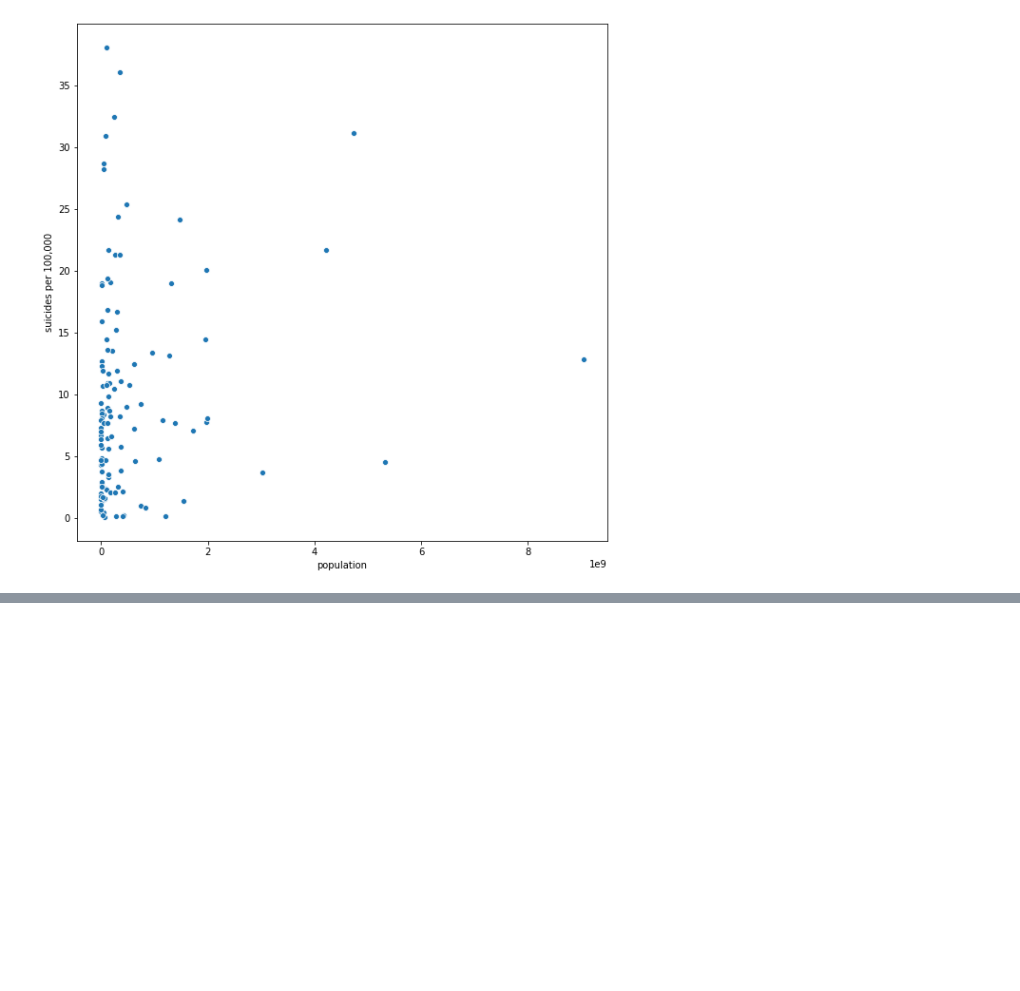
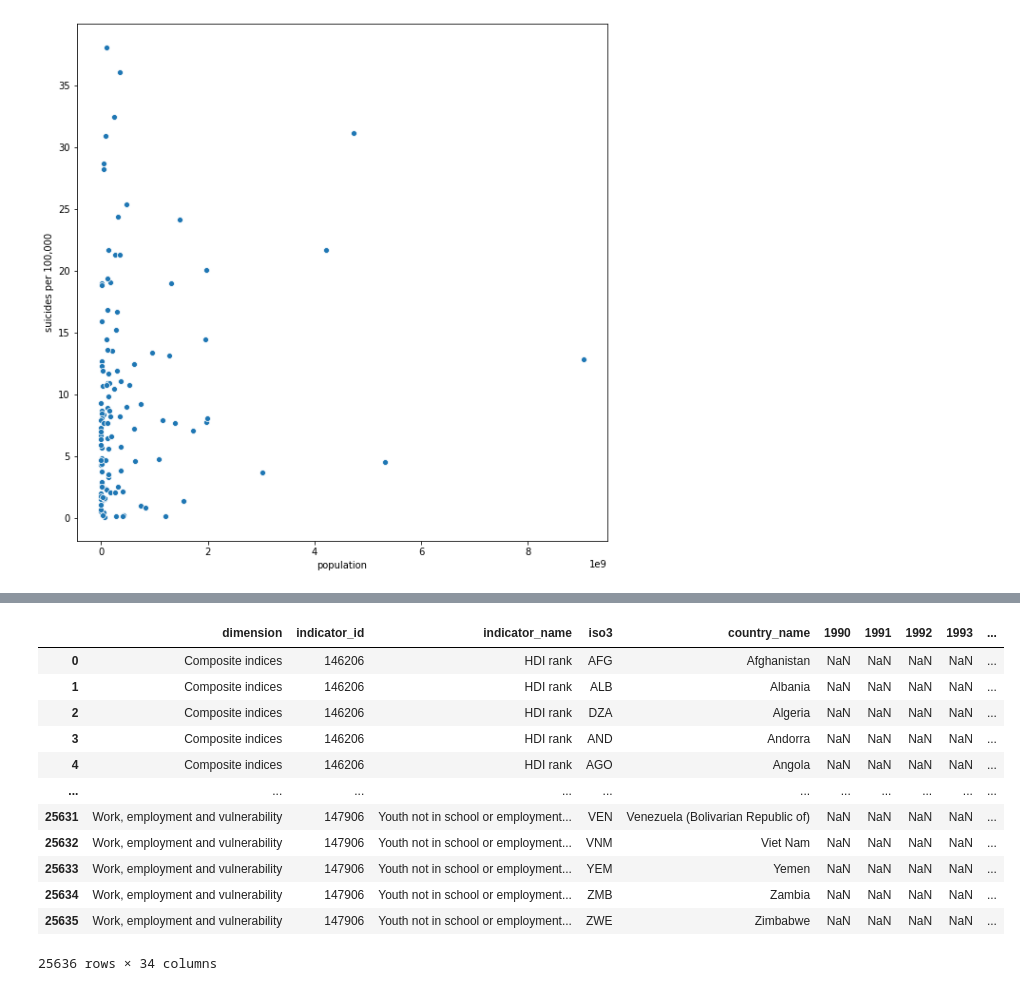
Before and after one commit to Hannemit/data_science_projects, a Jupyter notebook: notebooks/5_more_data_exploration.ipynb, the cells around one changed output, grey strips where cells are left out. Cells and saved outputs as stored; diff of their text form; code cells hidden in the pictures; blank space fills up the shorter version.

```diff
--- a/notebooks/5_more_data_exploration.ipynb
+++ b/notebooks/5_more_data_exploration.ipynb
@@ -126,0 +179,16 @@ sns.scatterplot(x="population", y="suicides per 100,000", data=df_overall)
+# %%
+data
+# %% [output]
+|  | dimension | indicator_id | indicator_name | iso3 | country_name | 1990 | 1991 | 1992 | 1993 | ... |
+| 0 | Composite indices | 146206 | HDI rank | AFG | Afghanistan | NaN | NaN | NaN | NaN | ... |
+| 1 | Composite indices | 146206 | HDI rank | ALB | Albania | NaN | NaN | NaN | NaN | ... |
+| 2 | Composite indices | 146206 | HDI rank | DZA | Algeria | NaN | NaN | NaN | NaN | ... |
+| 3 | Composite indices | 146206 | HDI rank | AND | Andorra | NaN | NaN | NaN | NaN | ... |
+| 4 | Composite indices | 146206 | HDI rank | AGO | Angola | NaN | NaN | NaN | NaN | ... |
+| ... | ... | ... | ... | ... | ... | ... | ... | ... | ... | ... |
+| 25631 | Work, employment and vulnerability | 147906 | Youth not in school or employment... | VEN | Venezuela (Bolivarian Republic of) | NaN | NaN | NaN | NaN | ... |
+| 25632 | Work, employment and vulnerability | 147906 | Youth not in school or employment... | VNM | Viet Nam | NaN | NaN | NaN | NaN | ... |
+| 25633 | Work, employment and vulnerability | 147906 | Youth not in school or employment... | YEM | Yemen | NaN | NaN | NaN | NaN | ... |
+| 25634 | Work, employment and vulnerability | 147906 | Youth not in school or employment... | ZMB | Zambia | NaN | NaN | NaN | NaN | ... |
+| 25635 | Work, employment and vulnerability | 147906 | Youth not in school or employment... | ZWE | Zimbabwe | NaN | NaN | NaN | NaN | ... |
+25636 rows × 34 columns
```
Also changed, not shown: parts of 22 cells of this notebook, 1 other file.
